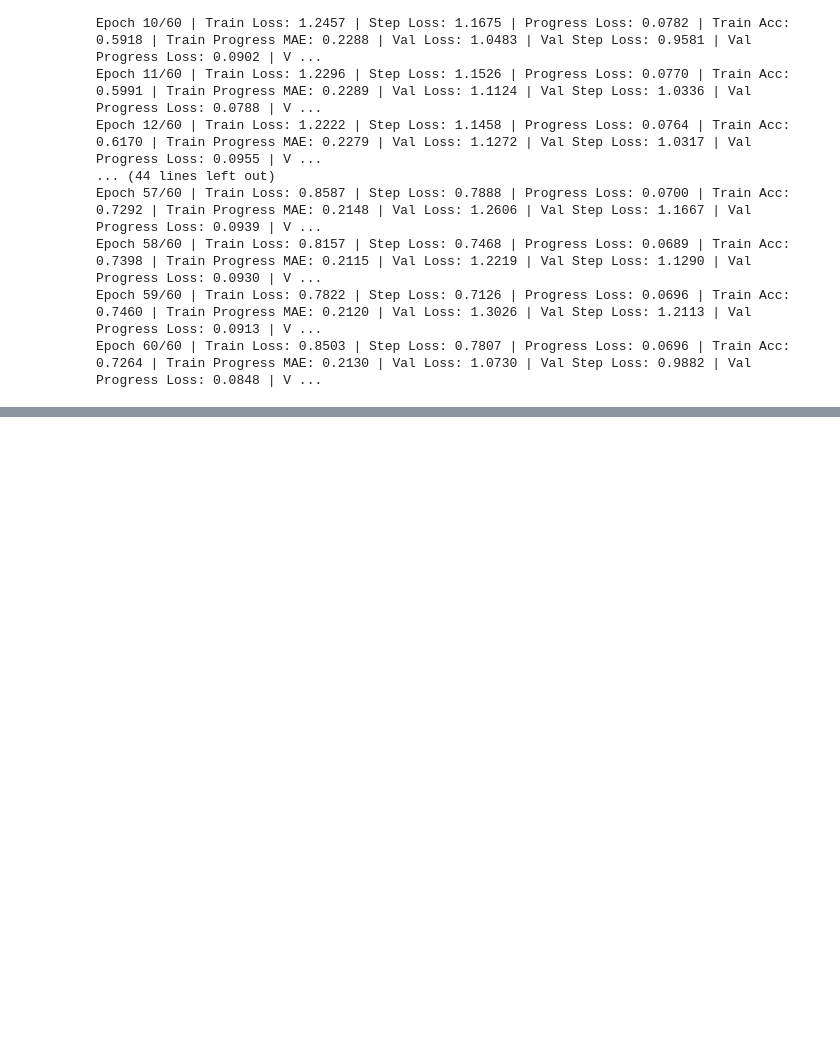
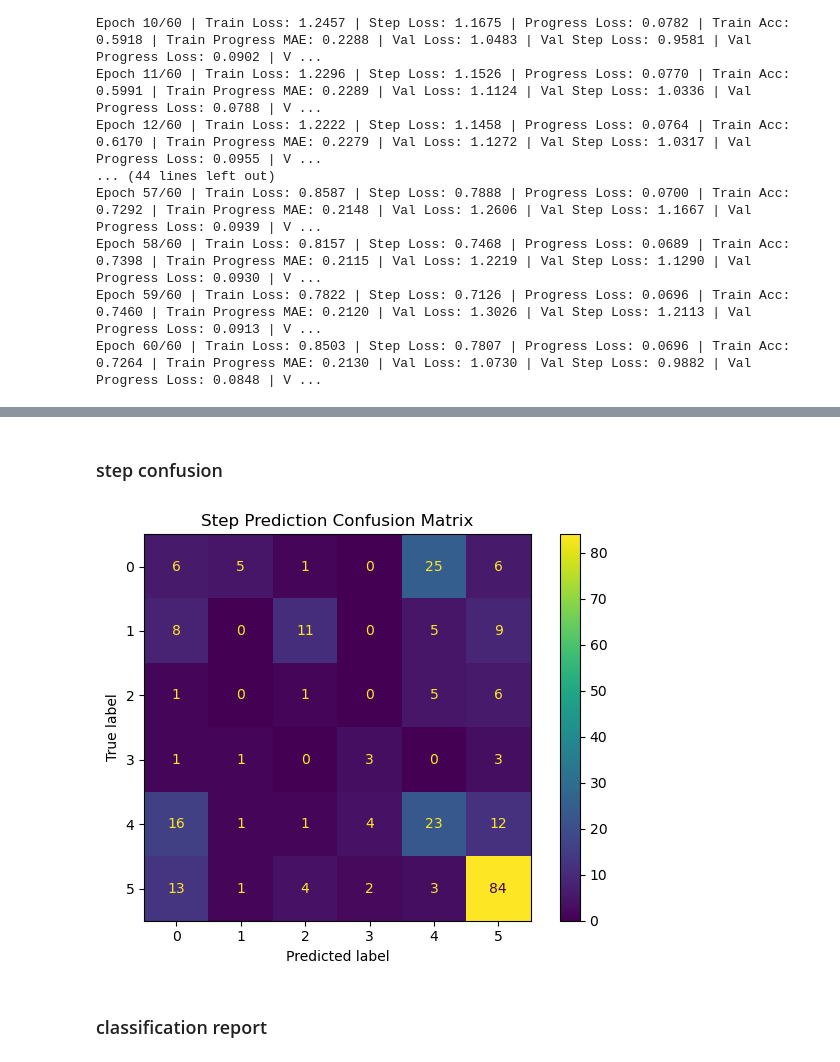
Before and after one commit to Lo122/LSTM_HRC, a Jupyter notebook: model_lstm/LSTM_train.ipynb, the cells around one changed output, grey strips where cells are left out. Drawn from its saved outputs; the diff is of its cells as text; code cells hidden in the pictures; blank space fills up the shorter version.

```diff
--- a/model_lstm/LSTM_train.ipynb
+++ b/model_lstm/LSTM_train.ipynb
@@ -443,0 +632,20 @@ Epoch 60/60 | Train Loss: 0.8503 | Step Loss: 0.7807 | Progress Loss: 0.0696 | T
+# %% [markdown]
+### step confusion
+# %%
+from sklearn.metrics import confusion_matrix, ConfusionMatrixDisplay
+
+cm = confusion_matrix(
+    pred_df["true_step"],
+    pred_df["pred_step"]
+)
+
+disp = ConfusionMatrixDisplay(confusion_matrix=cm)
+disp.plot(cmap=None)
+
+plt.title("Step Prediction Confusion Matrix")
+plt.tight_layout()
+plt.show()
+# %% [output]
+[figure, added]
+# %% [markdown]
+### classification report
```
Also changed, not shown: parts of 28 cells of this notebook, 2 other files.
